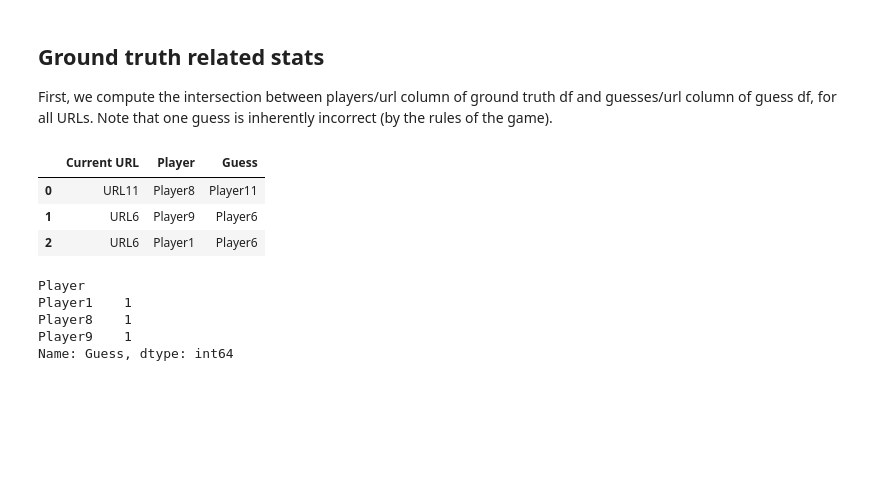
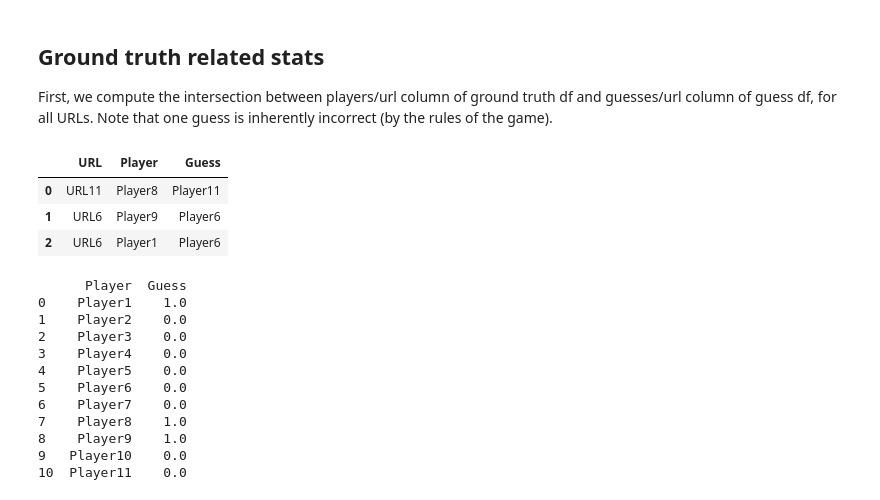
Before and after one commit to NLeSC/balconaz, a Jupyter notebook: notebooks/analysis.ipynb, the cells around one changed output. Cells and saved outputs as stored; diff of their text form; code cells hidden in the pictures; blank space fills up the shorter version.

Commit message:
stats ready

```diff
--- a/notebooks/analysis.ipynb
+++ b/notebooks/analysis.ipynb
@@ -117,13 +114,14 @@ Note that one guess is inherently incorrect (by the rules of the game).
 # %%
 #FIXME: this is not pretty
 
 # Correct guesses
 correct_guess_df = pd.merge(df_raw,df2_raw, how='inner', left_on=['Current URL', 'Guess'], right_on=['URL','Player'])
 del correct_guess_df['Player_y'], correct_guess_df['URL']
 correct_guess_df.rename(columns = {'Player_x':'Player'}, inplace = True)
+correct_guess_df.rename(columns = {'Current URL':'URL'}, inplace = True)
 correct_guess_df
 # %% [output]
-|  | Current URL | Player | Guess |
+|  | URL | Player | Guess |
 | 0 | URL11 | Player8 | Player11 |
 | 1 | URL6 | Player9 | Player6 |
 | 2 | URL6 | Player1 | Player6 |
@@ -131,13 +129,22 @@ correct_guess_df
 # Correct guesses per player
 #TODO
 corr_guess_stats = correct_guess_df.groupby(by=['Player'])['Guess'].count()
+corr_guess_stats = pd.merge(df2_raw, corr_guess_stats, on='Player',how='left').fillna(0)
+del corr_guess_stats['URL']
 print(corr_guess_stats)
 # %% [output]
-Player
-Player1    1
-Player8    1
-Player9    1
-Name: Guess, dtype: int64
+      Player  Guess
+0    Player1    1.0
+1    Player2    0.0
+2    Player3    0.0
+3    Player4    0.0
+4    Player5    0.0
+5    Player6    0.0
+6    Player7    0.0
+7    Player8    1.0
+8    Player9    1.0
+9   Player10    0.0
+10  Player11    0.0
 # %%
 # Best and worst guessed players
 #TODO
```
Also changed, not shown: parts of 3 cells of this notebook.
